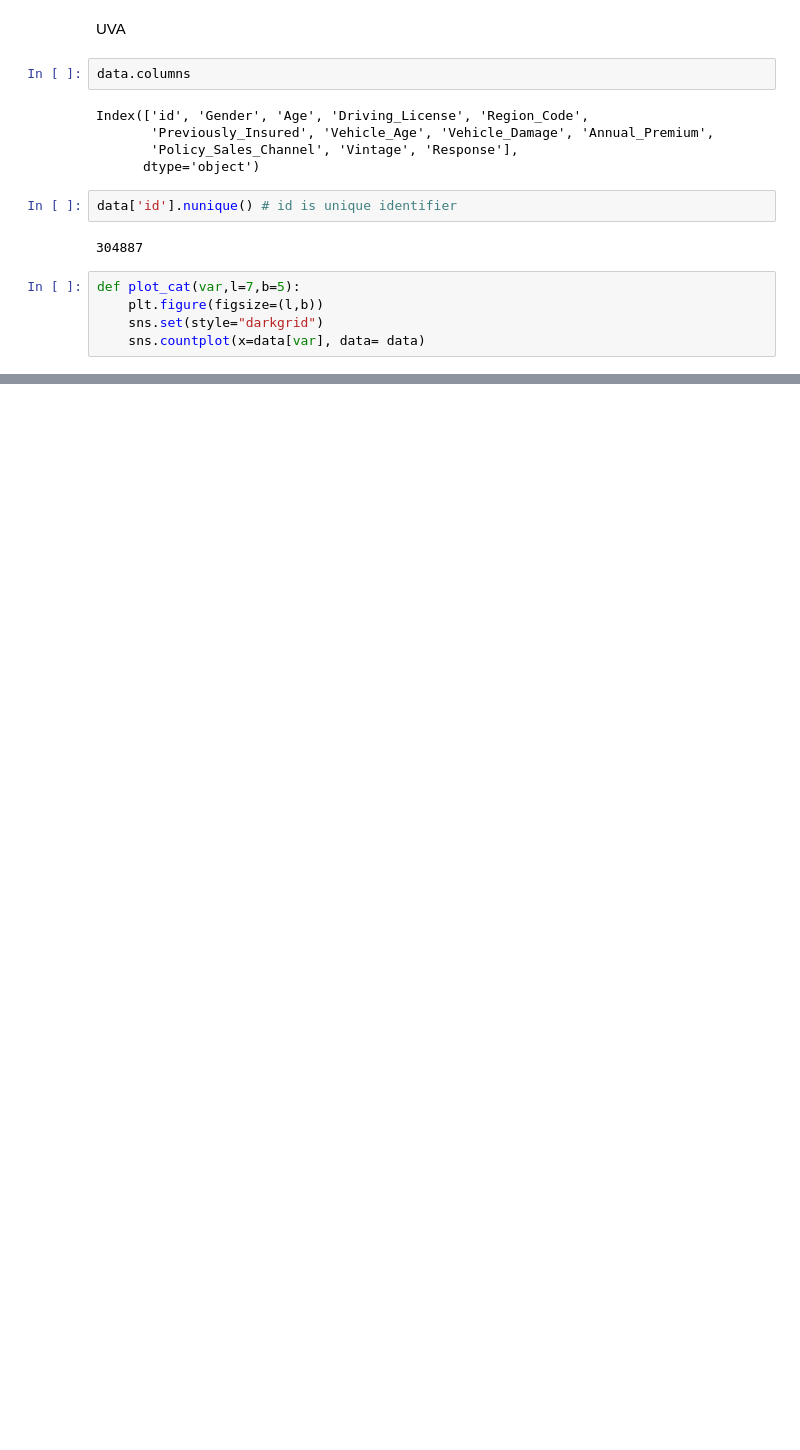
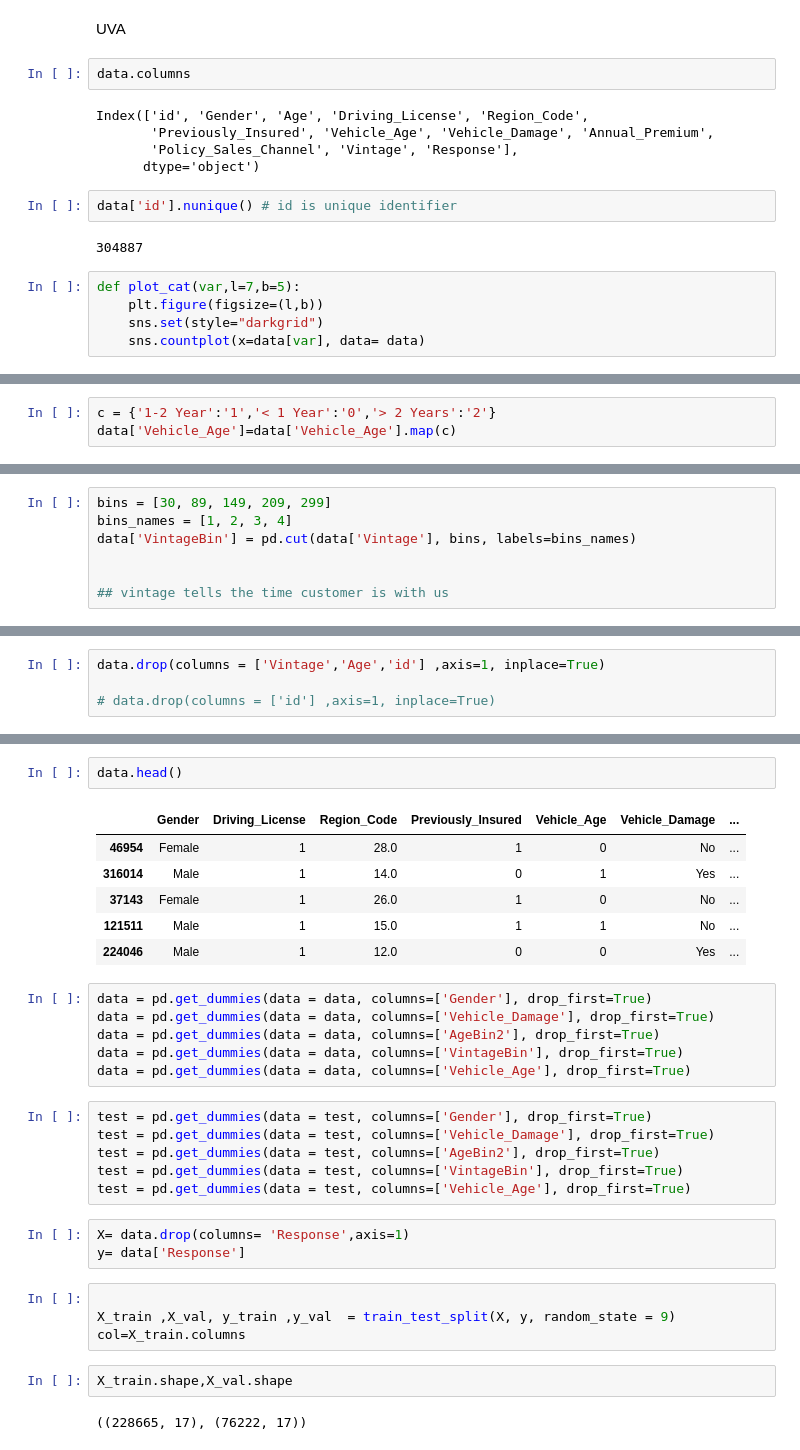
Before and after one commit to r-pant/data-hacks, a Jupyter notebook: Cross-sell prediction/abc.ipynb, the cells around one changed output, grey strips where cells are left out. Drawn from its saved outputs; the diff is of its cells as text; blank space fills up the shorter version.

```diff
--- a/Cross-sell prediction/abc.ipynb
+++ b/Cross-sell prediction/abc.ipynb
@@ -145,0 +188,3 @@ plot_cat('Region_Code',20,5)
+# %%
+c = {'1-2 Year':'1','< 1 Year':'0','> 2 Years':'2'}
+data['Vehicle_Age']=data['Vehicle_Age'].map(c)
@@ -145,0 +194,7 @@ plot_cat('Region_Code',20,5)
+# %%
+bins = [30, 89, 149, 209, 299]
+bins_names = [1, 2, 3, 4]
+data['VintageBin'] = pd.cut(data['Vintage'], bins, labels=bins_names)
+
+
+## vintage tells the time customer is with us
@@ -145,0 +225,4 @@ plot_cat('Region_Code',20,5)
+# %%
+data.drop(columns = ['Vintage','Age','id'] ,axis=1, inplace=True)
+
+# data.drop(columns = ['id'] ,axis=1, inplace=True)
@@ -145,0 +241,32 @@ plot_cat('Region_Code',20,5)
+# %%
+data.head()
+# %% [output]
+|  | Gender | Driving_License | Region_Code | Previously_Insured | Vehicle_Age | Vehicle_Damage | ... |
+| 46954 | Female | 1 | 28.0 | 1 | 0 | No | ... |
+| 316014 | Male | 1 | 14.0 | 0 | 1 | Yes | ... |
+| 37143 | Female | 1 | 26.0 | 1 | 0 | No | ... |
+| 121511 | Male | 1 | 15.0 | 1 | 1 | No | ... |
+| 224046 | Male | 1 | 12.0 | 0 | 0 | Yes | ... |
+# %%
+data = pd.get_dummies(data = data, columns=['Gender'], drop_first=True)
+data = pd.get_dummies(data = data, columns=['Vehicle_Damage'], drop_first=True)
+data = pd.get_dummies(data = data, columns=['AgeBin2'], drop_first=True)
+data = pd.get_dummies(data = data, columns=['VintageBin'], drop_first=True)
+data = pd.get_dummies(data = data, columns=['Vehicle_Age'], drop_first=True)
+# %%
+test = pd.get_dummies(data = test, columns=['Gender'], drop_first=True)
+test = pd.get_dummies(data = test, columns=['Vehicle_Damage'], drop_first=True)
+test = pd.get_dummies(data = test, columns=['AgeBin2'], drop_first=True)
+test = pd.get_dummies(data = test, columns=['VintageBin'], drop_first=True)
+test = pd.get_dummies(data = test, columns=['Vehicle_Age'], drop_first=True)
+# %%
+X= data.drop(columns= 'Response',axis=1)
+y= data['Response']
+# %%
+
+X_train ,X_val, y_train ,y_val  = train_test_split(X, y, random_state = 9)
+col=X_train.columns
+# %%
+X_train.shape,X_val.shape
+# %% [output]
+((228665, 17), (76222, 17))
```
Also changed, not shown: parts of 92 cells of this notebook, 1 other file.
